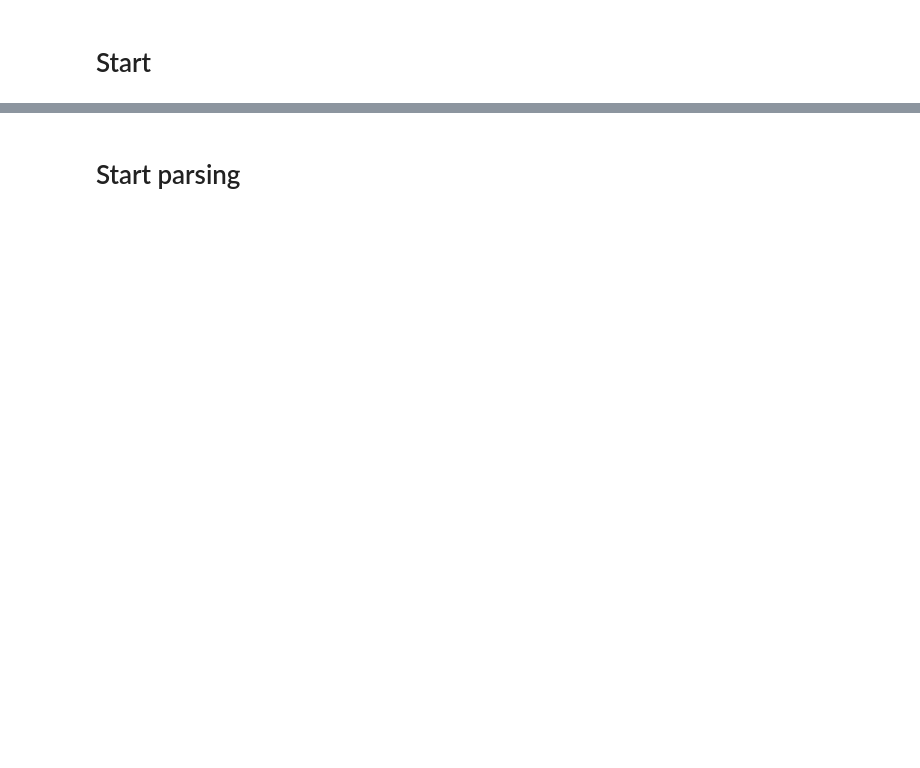
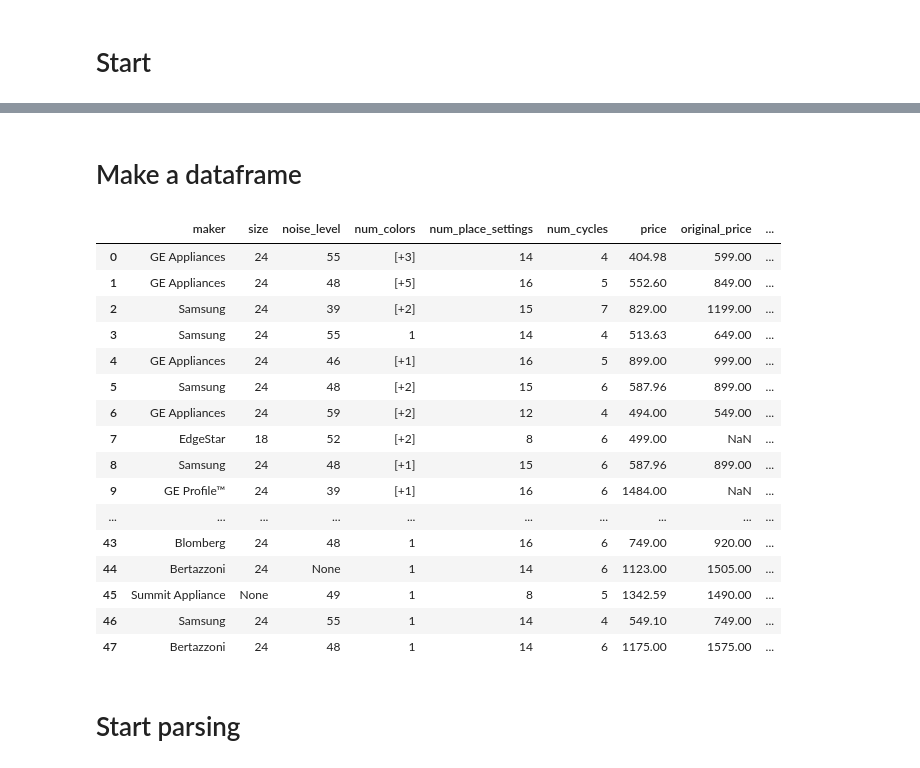
Before and after one commit to JenniferM-BShulyak/amazon_phone_cases, a Jupyter notebook: amazon_scraping.ipynb, the cells around one changed output, grey strips where cells are left out. Cells and saved outputs as stored; diff of their text form; code cells hidden in the pictures; blank space fills up the shorter version.

```diff
--- a/amazon_scraping.ipynb
+++ b/amazon_scraping.ipynb
@@ -26,22 +25,0 @@ results = html_soup.find_all(attrs={"data-hb-id": "Grid.Item", "class":"kzv0b81_
-# %%
-for result in results:
-    title = result.find('h2', class_='kb51y90_6101 kb51y91_6101 kb51y93_6101')
-
-    if title:
-
-        # Grab the maker
-        box = result.find_all("p", attrs={"data-hb-id":"Text"})
-        box_elements = []
-        for x in box:
-            box_elements.append(x.text)
-        print(box_elements[5])
-        print(box_elements[7])
-
-
-
-
-
-
-
-
-    print('---')  # Separation between each dishwasher
@@ -176,0 +121,12 @@ pd.DataFrame(dishwashers)
+# %%
+# Use a for loop to visit the 3 pages
+all_pages = []
+for x in range(1, 4):
+    html = browser.html
+    html_soup = BeautifulSoup(html, 'html.parser')
+    results = html_soup.find_all(attrs={"data-hb-id": "Grid.Item", "class":"kzv0b81_6101"})
+    print(x)
+    all_pages.append(scrape_page(results,x))
+
+    if x != 3:
+        browser.links.find_by_partial_text('Next').click()
@@ -177,3 +166,26 @@ pd.DataFrame(dishwashers)
+# %% [markdown]
+# Make a dataframe
+# %%
+all_washers = pd.concat([pd.DataFrame(all_pages[0]),pd.DataFrame(all_pages[1]),pd.DataFrame(all_pages[2])], axis=0)
+all_washers
+# %% [output]
+|  | maker | size | noise_level | num_colors | num_place_settings | num_cycles | price | original_price | ... |
+| 0 | GE Appliances | 24 | 55 | [+3] | 14 | 4 | 404.98 | 599.00 | ... |
+| 1 | GE Appliances | 24 | 48 | [+5] | 16 | 5 | 552.60 | 849.00 | ... |
+| 2 | Samsung | 24 | 39 | [+2] | 15 | 7 | 829.00 | 1199.00 | ... |
+| 3 | Samsung | 24 | 55 | 1 | 14 | 4 | 513.63 | 649.00 | ... |
+| 4 | GE Appliances | 24 | 46 | [+1] | 16 | 5 | 899.00 | 999.00 | ... |
+| 5 | Samsung | 24 | 48 | [+2] | 15 | 6 | 587.96 | 899.00 | ... |
+| 6 | GE Appliances | 24 | 59 | [+2] | 12 | 4 | 494.00 | 549.00 | ... |
+| 7 | EdgeStar | 18 | 52 | [+2] | 8 | 6 | 499.00 | NaN | ... |
+| 8 | Samsung | 24 | 48 | [+1] | 15 | 6 | 587.96 | 899.00 | ... |
+| 9 | GE Profile™ | 24 | 39 | [+1] | 16 | 6 | 1484.00 | NaN | ... |
+| ... | ... | ... | ... | ... | ... | ... | ... | ... | ... |
+| 43 | Blomberg | 24 | 48 | 1 | 16 | 6 | 749.00 | 920.00 | ... |
+| 44 | Bertazzoni | 24 | None | 1 | 14 | 6 | 1123.00 | 1505.00 | ... |
+| 45 | Summit Appliance | None | 49 | 1 | 8 | 5 | 1342.59 | 1490.00 | ... |
+| 46 | Samsung | 24 | 55 | 1 | 14 | 4 | 549.10 | 749.00 | ... |
+| 47 | Bertazzoni | 24 | 48 | 1 | 14 | 6 | 1175.00 | 1575.00 | ... |
 # %% [markdown]
 # Start parsing
 # %%
```
Also changed, not shown: parts of 10 cells of this notebook.
